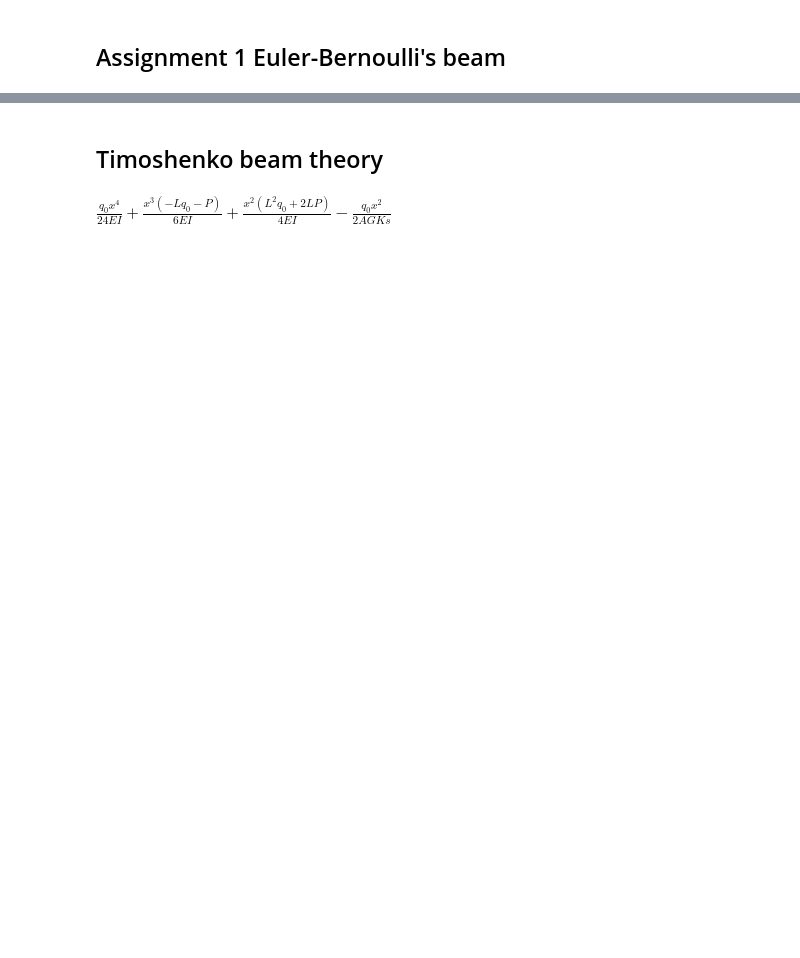
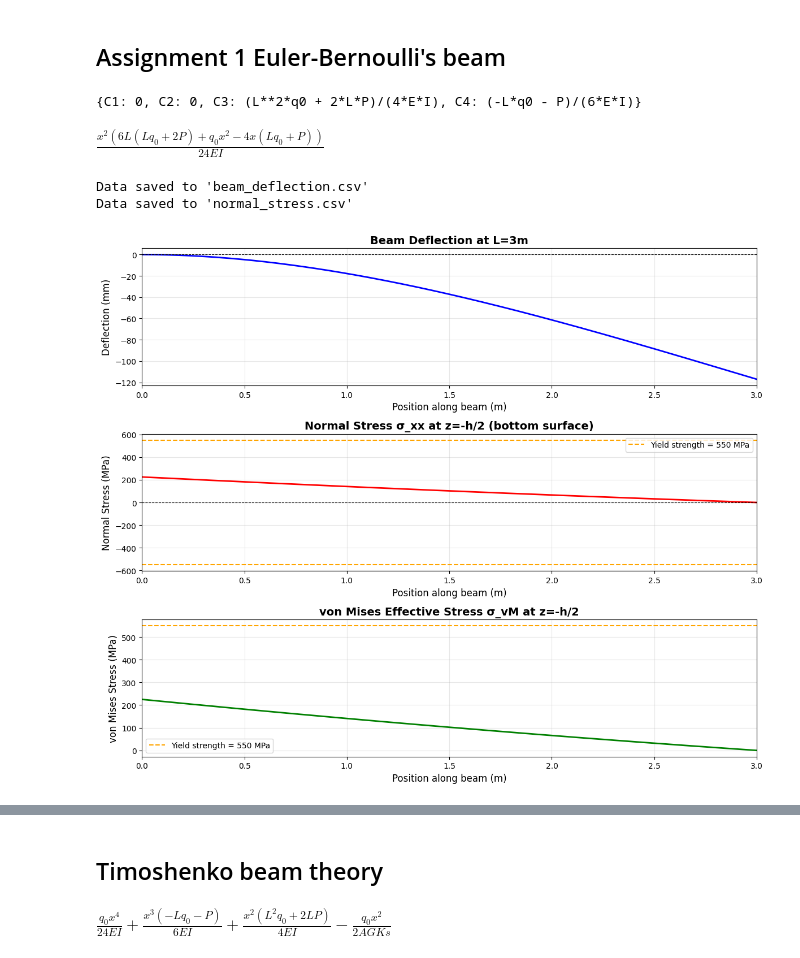
Before and after one commit to MartinStjernkvist/Applied-Mechanics, a Jupyter notebook: TME235/Assignment_1&2.ipynb, the cells around one changed output, grey strips where cells are left out. Drawn from its saved outputs; the diff is of its cells as text; code cells hidden in the pictures; blank space fills up the shorter version.

```diff
--- a/TME235/Assignment_1&2.ipynb
+++ b/TME235/Assignment_1&2.ipynb
@@ -6,6 +6,7 @@ from sympy import *
 import matplotlib.pyplot as plt
 from matplotlib import rcParams
 import matplotlib.ticker as ticker
+import pandas as pd
 
 x, L, q0, P, E, I = symbols('x L q0 P E I')
 
@@ -84,6 +85,21 @@ ax1.grid(True, alpha=0.3)
 ax1.axhline(0, color='black', linewidth=0.8, linestyle='--')
 ax1.set_xlim(0, L)
 
+# Saving data to .csv file
+# Convert deflection to mm
+w_mm = w_vals * 1e3
+
+# Create a DataFrame
+df = pd.DataFrame({
+    'Position (m)': x_vals,
+    'Deflection (mm)': w_mm
+})
+
+# Save to CSV
+df.to_csv('beam_deflection_euler_3m.csv', index=False)
+
+print("Data saved to 'beam_deflection.csv'")
+
 # Plot 2: Normal stress σ_xx
 ax2.plot(x_vals, sigma_xx/1e6, 'r-', linewidth=2)
 ax2.set_title('Normal Stress σ_xx at z=-h/2 (bottom surface)', fontsize=14, fontweight='bold')
@@ -95,6 +111,21 @@ ax2.axhline(sigma_yield/1e6, color='orange', linewidth=1.5, linestyle='--', labe
 ax2.axhline(-sigma_yield/1e6, color='orange', linewidth=1.5, linestyle='--')
 ax2.set_xlim(0, L)
 ax2.legend()
+
+## Saving plot data into a .csv file
+# Convert stress to MPa
+sigma_MPa = sigma_xx / 1e6
+
+# Create a DataFrame
+df = pd.DataFrame({
+    'Position (m)': x_vals,
+    'Normal Stress (MPa)': sigma_MPa
+})
+
+# Save to CSV
+df.to_csv('normal_stress_euler_3m.csv', index=False)
+
+print("Data saved to 'normal_stress.csv'")
 
 # Plot 3: von Mises stress
 ax3.plot(x_vals, sigma_vM/1e6, 'g-', linewidth=2)
@@ -163,6 +194,20 @@ ax1.grid(True, alpha=0.3)
 ax1.axhline(0, color='black', linewidth=0.8, linestyle='--')
 ax1.set_xlim(0, L)
 
+## Saving plot data into a .csv file
+# Convert deflection to mm
+w_mm = w_vals * 1e3
+
+# Create a DataFrame
+df = pd.DataFrame({
+    'Position (m)': x_vals,
+    'Deflection (mm)': w_mm
+})
+
+# Save to CSV
+df.to_csv('beam_deflection_euler_0.3m.csv', index=False)
+print("Data saved to 'beam_deflection.csv'")
+
 # Plot 2: Normal stress σ_xx
 ax2.plot(x_vals, sigma_xx/1e6, 'r-', linewidth=2)
 ax2.set_title('Normal Stress σ_xx at z=-h/2 (bottom surface)', fontsize=14, fontweight='bold')
@@ -174,6 +219,21 @@ ax2.axhline(sigma_yield/1e6, color='orange', linewidth=1.5, linestyle='--', labe
 ax2.axhline(-sigma_yield/1e6, color='orange', linewidth=1.5, linestyle='--')
 ax2.set_xlim(0, L)
 ax2.legend()
+
+## Saving plot data into a .csv file
+# Convert stress to MPa
+sigma_MPa = sigma_xx / 1e6
+
+# Create a DataFrame
+df = pd.DataFrame({
+    'Position (m)': x_vals,
+    'Normal Stress (MPa)': sigma_MPa
+})
+
+# Save to CSV
+df.to_csv('normal_stress_euler_0.3m.csv', index=False)
+
+print("Data saved to 'normal_stress.csv'")
 
 # Plot 3: von Mises stress
 ax3.plot(x_vals, sigma_vM/1e6, 'g-', linewidth=2)
@@ -184,30 +244,36 @@ ax3.grid(True, alpha=0.3)
 ax3.axhline(sigma_yield/1e6, color='orange', linewidth=1.5, linestyle='--', label=f'Yield strength = {sigma_yield/1e6:.0f} MPa')
 ax3.set_xlim(0, L)
 ax3.legend()
 
 plt.tight_layout()
 plt.show()
 
 # Print results
 print(f"\n{'='*70}")
 print(f"STRESS ANALYSIS RESULTS FOR L={L}m")
 print(f"{'='*70}")
 print(f"Beam properties:")
 print(f"  Length: {L} m")
 print(f"  Cross-section: {b*1e3:.1f} mm × {h*1e3:.1f} mm")
 print(f"  Material: Steel (E = {E/1e9:.0f} GPa, σ_yield = {sigma_yield/1e6:.0f} MPa)")
 print(f"\nLoading:")
 print(f"  Distributed load q₀: {q0:.2f} N/m")
 print(f"  Point load P: {P:.2f} N (at free end)")
 print(f"\nStress at z = -h/2 (bottom surface, maximum tension):")
 print(f"  Maximum |σ_xx|: {max_sigma_xx/1e6:.2f} MPa")
 print(f"  Maximum σ_vM: {max_sigma_vM/1e6:.2f} MPa")
 print(f"  Location of max stress: x = {max_stress_location:.3f} m")
 print(f"\nYield assessment (von Mises criterion):")
 print(f"  Yield strength: {sigma_yield/1e6:.0f} MPa")
 print(f"  Safety factor: {safety_factor:.2f}")
 if will_yield:
     print(f" BEAM WILL YIELD - Maximum stress exceeds yield strength!")
 else:
     print(f" Beam is safe - No yielding expected")
 print(f"{'='*70}\n")
+# %% [output]
+{C1: 0, C2: 0, C3: (L**2*q0 + 2*L*P)/(4*E*I), C4: (-L*q0 - P)/(6*E*I)}
+$\displaystyle \frac{x^{2} \left(6 L \left(L q_{0} + 2 P\right) + q_{0} x^{2} - 4 x \left(L q_{0} + P\right)\right)}{24 E I}$
+Data saved to 'beam_deflection.csv'
+Data saved to 'normal_stress.csv'
+[figure, added]
```
Also changed, not shown: parts of 7 cells of this notebook, 1 other file.
